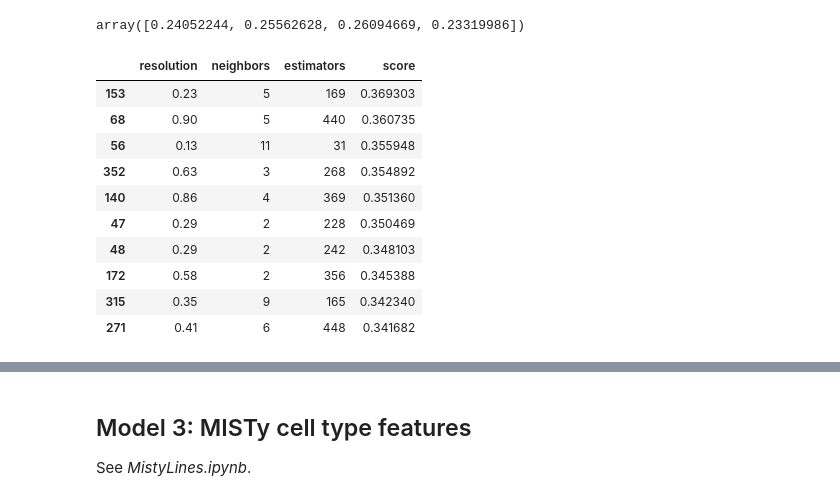
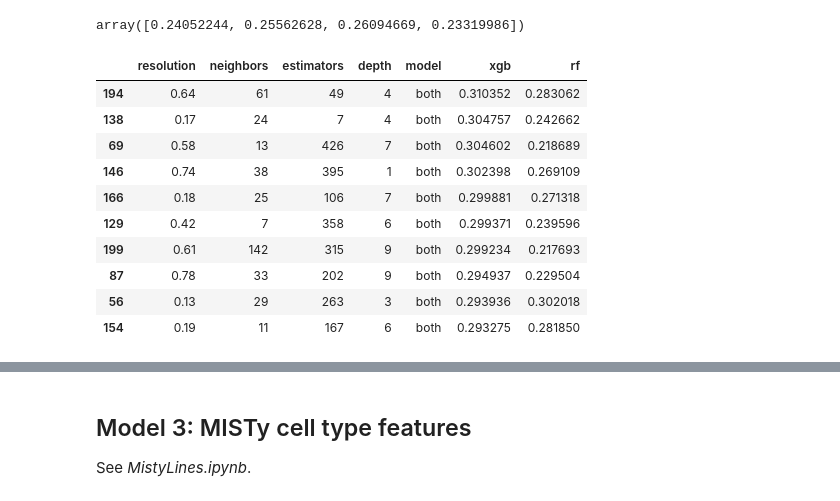
Before and after one commit to HartmannLab/MIBI-Analysis_Hamburg_CRC_TMA_2024, a Jupyter notebook: notebooks/spatial/StageXGB.ipynb, the cells around one changed output, grey strips where cells are left out. Saved outputs shown, nothing was run; the diff lists cells and outputs as text; code cells hidden in the pictures.

```diff
--- a/notebooks/spatial/StageXGB.ipynb
+++ b/notebooks/spatial/StageXGB.ipynb
@@ -402,16 +499,16 @@ cross_val_score(
 # %% [output]
 array([0.24052244, 0.25562628, 0.26094669, 0.23319986])
 # %%
-pd.read_csv("../../data/cluster_f1_scores.txt").sort_values("score", ascending=False).head(10)
+pd.read_csv("../../data/model2_cluster_f1_scores.txt").sort_values("xgb", ascending=False).head(10)
 # %% [output]
-|  | resolution | neighbors | estimators | score |
-| 153 | 0.23 | 5 | 169 | 0.369303 |
-| 68 | 0.90 | 5 | 440 | 0.360735 |
-| 56 | 0.13 | 11 | 31 | 0.355948 |
-| 352 | 0.63 | 3 | 268 | 0.354892 |
-| 140 | 0.86 | 4 | 369 | 0.351360 |
-| 47 | 0.29 | 2 | 228 | 0.350469 |
-| 48 | 0.29 | 2 | 242 | 0.348103 |
-| 172 | 0.58 | 2 | 356 | 0.345388 |
-| 315 | 0.35 | 9 | 165 | 0.342340 |
-| 271 | 0.41 | 6 | 448 | 0.341682 |
+|  | resolution | neighbors | estimators | depth | model | xgb | rf |
+| 194 | 0.64 | 61 | 49 | 4 | both | 0.310352 | 0.283062 |
+| 138 | 0.17 | 24 | 7 | 4 | both | 0.304757 | 0.242662 |
+| 69 | 0.58 | 13 | 426 | 7 | both | 0.304602 | 0.218689 |
+| 146 | 0.74 | 38 | 395 | 1 | both | 0.302398 | 0.269109 |
+| 166 | 0.18 | 25 | 106 | 7 | both | 0.299881 | 0.271318 |
+| 129 | 0.42 | 7 | 358 | 6 | both | 0.299371 | 0.239596 |
+| 199 | 0.61 | 142 | 315 | 9 | both | 0.299234 | 0.217693 |
+| 87 | 0.78 | 33 | 202 | 9 | both | 0.294937 | 0.229504 |
+| 56 | 0.13 | 29 | 263 | 3 | both | 0.293936 | 0.302018 |
+| 154 | 0.19 | 11 | 167 | 6 | both | 0.293275 | 0.281850 |
```
Also changed, not shown: parts of 31 cells of this notebook, 1 other file.
